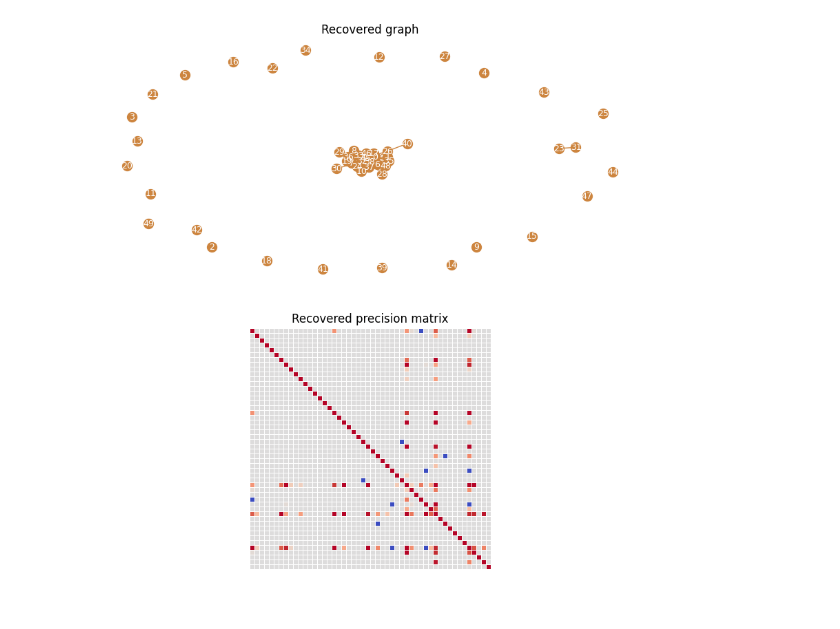
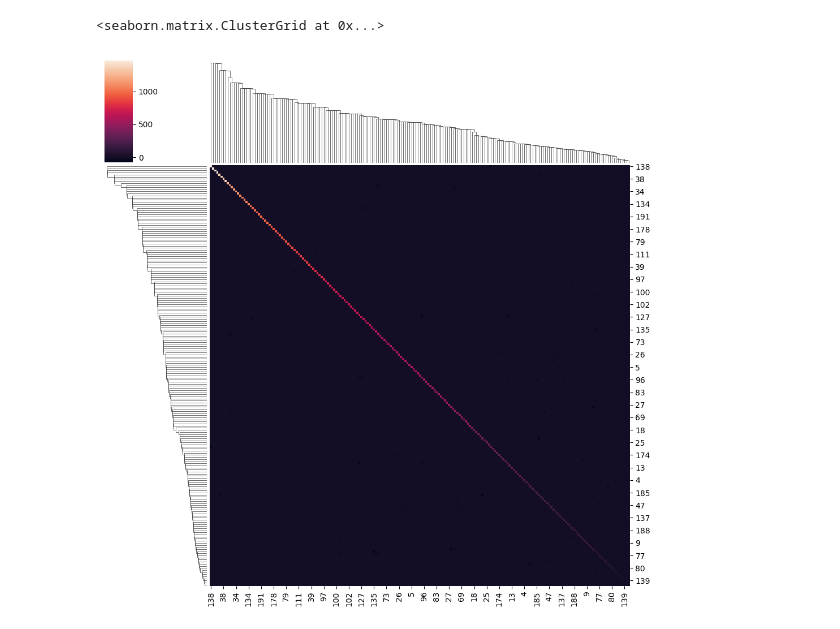
Before and after one commit to leuschjanphilipp/BacDrop-ggi, a Jupyter notebook: notebooks/ec_analysis.ipynb, the cells around one changed output. Drawn from its saved outputs; the diff is of its cells as text; code cells hidden in the pictures.

```diff
--- a/notebooks/ec_analysis.ipynb
+++ b/notebooks/ec_analysis.ipynb
@@ -100,4 +114,0 @@ Sparsity P:  0.02409282700421941
-# %%
-ggl_est = gg_lasso_network_analysis(N=ec_adata_hvg50.shape[0], estimate=est_hvg50)
-ggl_est.create_problem()
-ggl_est.model_selection(lambda1_range=np.logspace(0, -5, 100))
@@ -122,4 +115,5 @@ ADMM terminated after 71 iterations with status: optimal.
-# %%
-ggl_est.plot_graph_and_percision_matrix(fig_size=(10,10))
-# %% [output]
-[figure, removed]
+# %%
+sns.clustermap(ggl_est.P.solution.precision_)
+# %% [output]
+<seaborn.matrix.ClusterGrid at 0x...>
+[figure, added]
```
Also changed, not shown: parts of 27 cells of this notebook, 3 other files.
